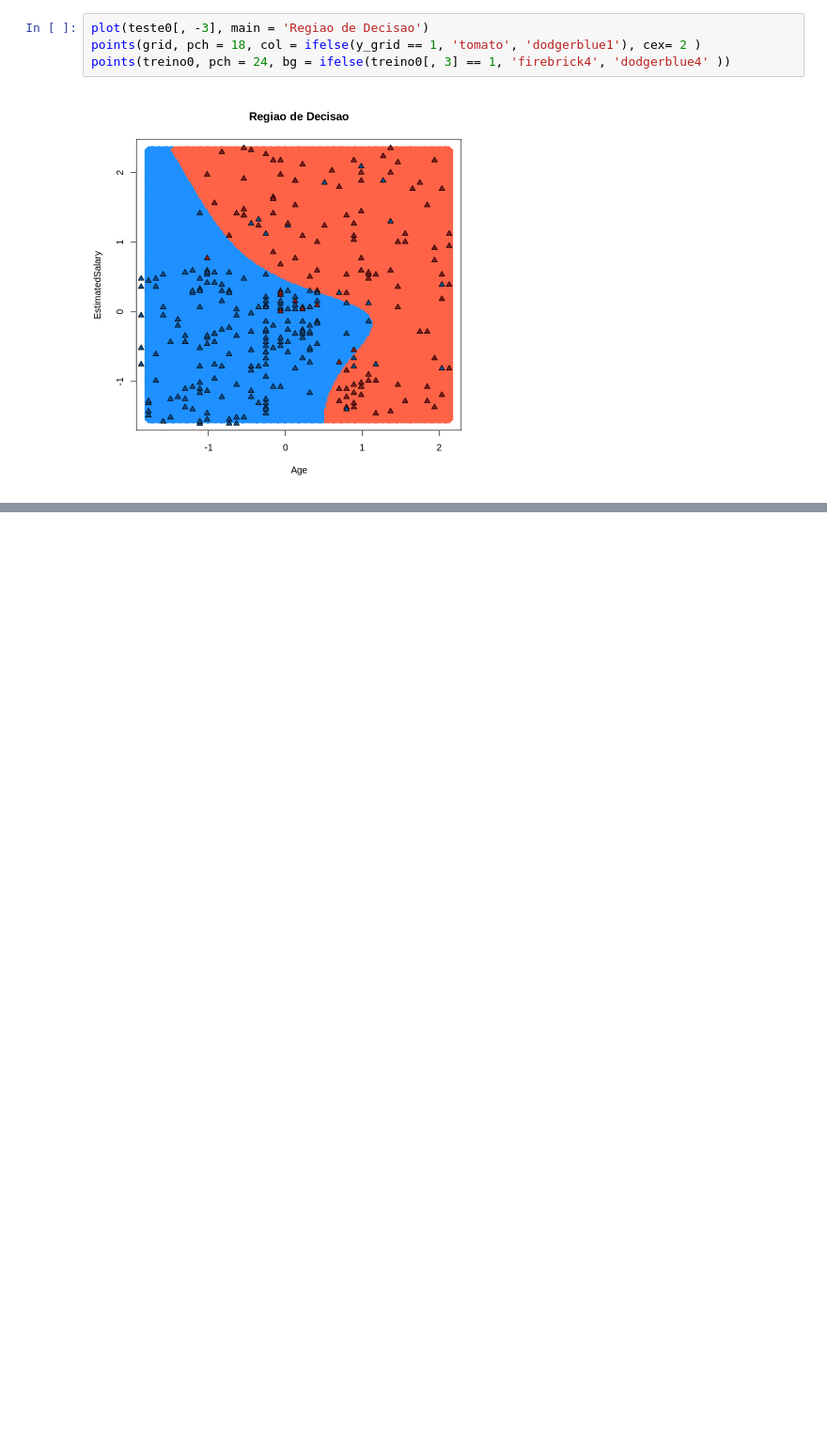
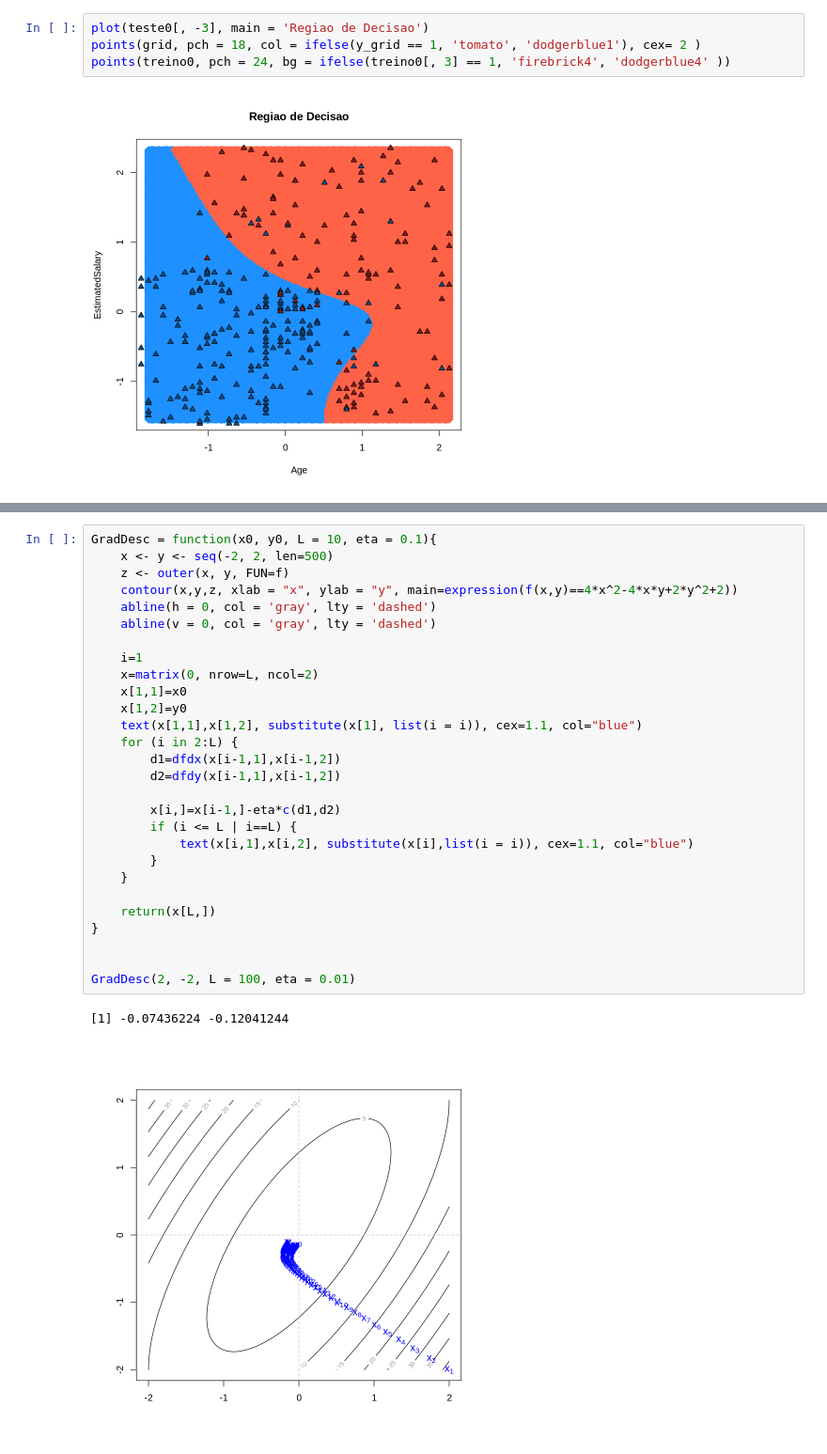
Before and after one commit to ricardorocha86/Topicos-A, a Jupyter notebook: Script_Redes_Neurais.ipynb, the cells around one changed output, grey strips where cells are left out. Shown at 94% size. Saved outputs shown, nothing was run; the diff lists cells and outputs as text; blank space fills up the shorter version.

```diff
--- a/Script_Redes_Neurais.ipynb
+++ b/Script_Redes_Neurais.ipynb
@@ -108,0 +170,31 @@ points(treino0, pch = 24, bg = ifelse(treino0[, 3] == 1, 'firebrick4', 'dodgerbl
+# %%
+GradDesc = function(x0, y0, L = 10, eta = 0.1){
+    x <- y <- seq(-2, 2, len=500)
+    z <- outer(x, y, FUN=f)
+    contour(x,y,z, xlab = "x", ylab = "y", main=expression(f(x,y)==4*x^2-4*x*y+2*y^2+2))
+    abline(h = 0, col = 'gray', lty = 'dashed')
+    abline(v = 0, col = 'gray', lty = 'dashed')
+
+    i=1
+    x=matrix(0, nrow=L, ncol=2)
+    x[1,1]=x0
+    x[1,2]=y0
+    text(x[1,1],x[1,2], substitute(x[1], list(i = i)), cex=1.1, col="blue")
+    for (i in 2:L) {
+        d1=dfdx(x[i-1,1],x[i-1,2])
+        d2=dfdy(x[i-1,1],x[i-1,2])
+
+        x[i,]=x[i-1,]-eta*c(d1,d2)
+        if (i <= L | i==L) {
+            text(x[i,1],x[i,2], substitute(x[i],list(i = i)), cex=1.1, col="blue")
+        }
+    }
+
+    return(x[L,])
+}
+
+
+GradDesc(2, -2, L = 100, eta = 0.01)
+# %% [output]
+[1] -0.07436224 -0.12041244
+[figure, added]
```
Also changed, not shown: parts of 21 cells of this notebook.
